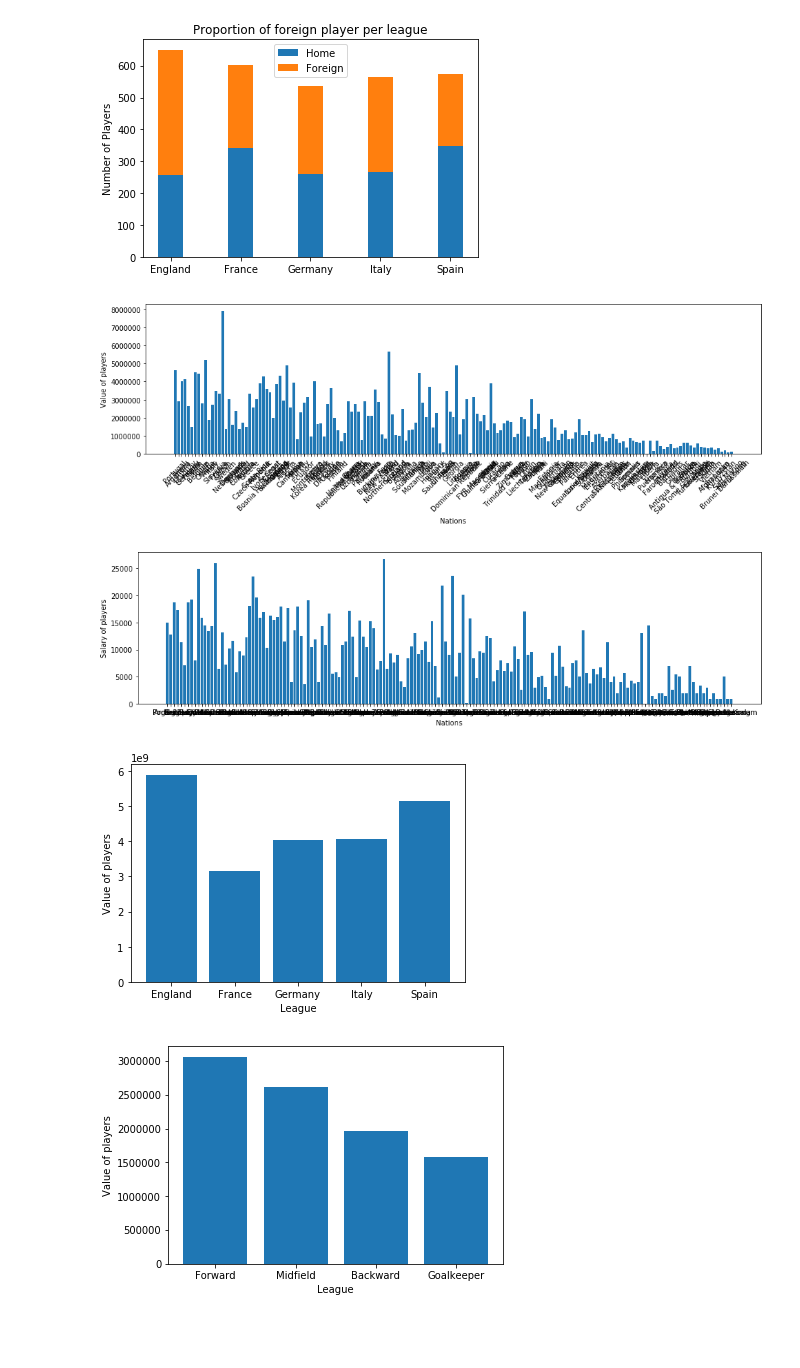
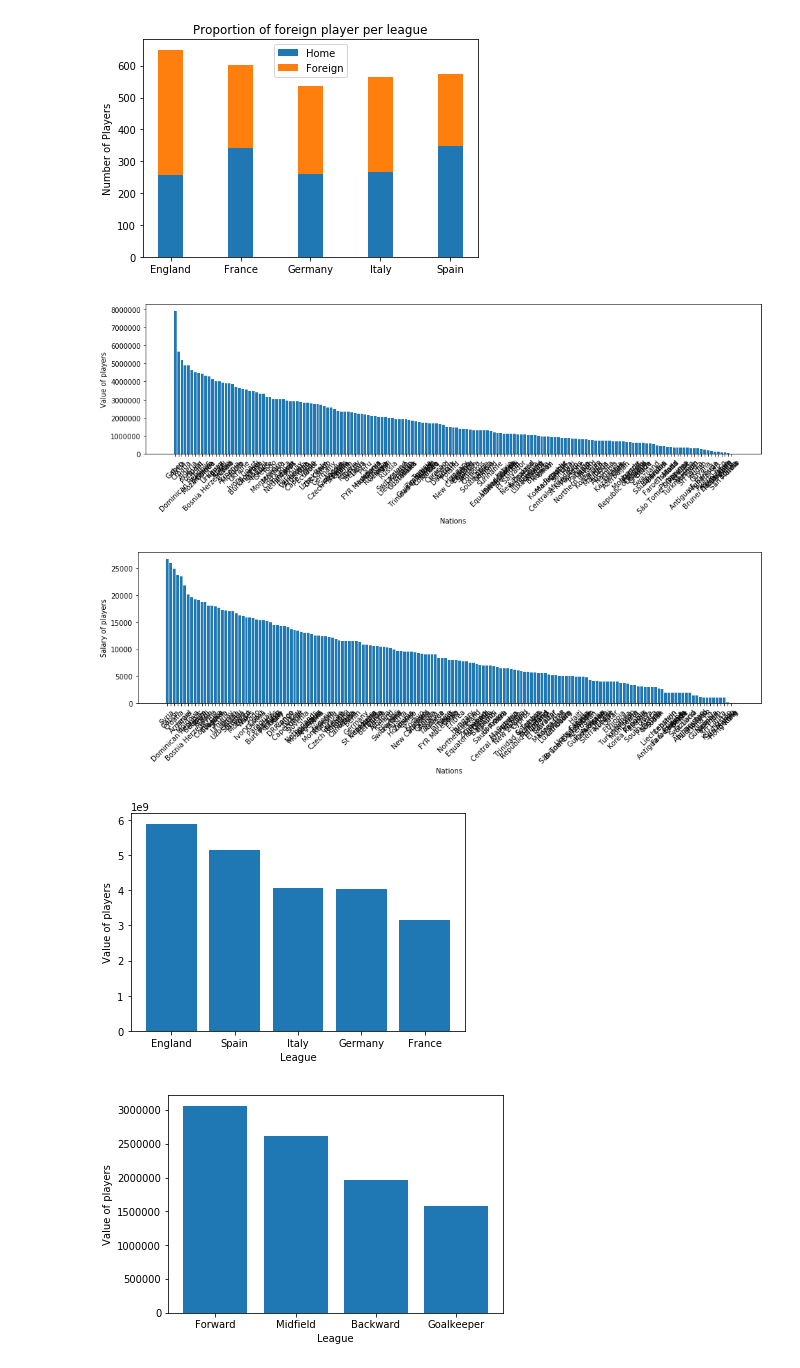
Before and after one commit to Fournierp/Fifa18, a Jupyter notebook: Fifa 18 Model.ipynb, the cells around one changed output. Cells and saved outputs as stored; diff of their text form; code cells hidden in the pictures; blank space fills up the shorter version.

Commit message:
Added comments and sorted histograms

```diff
--- a/Fifa 18 Model.ipynb
+++ b/Fifa 18 Model.ipynb
@@ -189,15 +197,18 @@ plt.show()
 # %% [output]
 [figure]
 # %%
-#Player value per nation
+#Average player value per nation
 value_per_nation = {'Nation': 0}
 def sum_values(series):
+    #Convert value to floats
     if series[1][-1] == 'M':
         value = float(series[1][1:-1])*1000000
     elif series[1][-1] == 'K':
         value = float(series[1][1:-1])*1000
     else:
         value = float(series[1][1:])
+
+    #Sum the player value per nation
     if (series[0] in value_per_nation):
         value_per_nation[series[0]] += value
     else:
@@ -207,51 +218,63 @@ nationality_value = processed_df[['Nationality', 'Value']]
 nationality_value.apply(sum_values, 1)
 value_per_nation.pop('Nation', None)
 
+#Average the players value per nation
 for nation in value_per_nation:
     value_per_nation[nation] = value_per_nation[nation] / float(nations[nation])
 
+sorted_value_per_nation = OrderedDict(sorted(value_per_nation.items(), key=lambda x: x[1], reverse=True))
+
 fig = plt.figure(figsize=(16,4))
 ax = fig.add_subplot(111)
-ax.bar(range(len(value_per_nation)), list(value_per_nation.values()))
-plt.xticks(range(len(value_per_nation)), list(value_per_nation.keys()), rotation = 45)
+ax.bar(range(len(sorted_value_per_nation)), list(sorted_value_per_nation.values()))
+plt.xticks(range(len(sorted_value_per_nation)), list(sorted_value_per_nation.keys()), rotation = 45)
 plt.xlabel('Nations')
 plt.ylabel('Value of players')
 plt.show()
 # %% [output]
-[figure, old version]
+[figure, new version]
 # %%
 #Player salary per nation
 salary_per_nation = {'Nation': 0}
 def sum_salaries(series):
+    #Convert salary to floats
     if series[1][-1] == 'K':
         salary = float(series[1][1:-1])*1000
     else:
         salary = float(series[1][1:])
+
+    #Sum the player salary per nation
     if (series[0] in salary_per_nation):
         salary_per_nation[series[0]] += salary
     else:
         salary_per_nation[series[0]] = salary
 
 nationality_salary = processed_df[['Nationality', 'Wage']]
 nationality_salary.apply(sum_salaries, 1)
 salary_per_nation.pop('Nation', None)
 
+#Average the players salary per nation
 for nation in value_per_nation:
     salary_per_nation[nation] = salary_per_nation[nation] / float(nations[nation])
 
+sorted_salary_per_nation = OrderedDict(sorted(salary_per_nation.items(), key=lambda x: x[1], reverse=True))
+
 fig = plt.figure(figsize=(16,4))
 ax = fig.add_subplot(111)
-ax.bar(range(len(salary_per_nation)), list(salary_per_nation.values()))
-plt.xticks(range(len(salary_per_nation)), list(salary_per_nation.keys()), rotation = 45)
+ax.bar(range(len(sorted_salary_per_nation)), list(sorted_salary_per_nation.values()))
+plt.xticks(range(len(sorted_salary_per_nation)), list(sorted_salary_per_nation.keys()), rotation = 45)
 plt.xlabel('Nations')
 plt.ylabel('Salary of players')
 plt.show()
 # %% [output]
-[figure, old version]
+[figure, new version]
 # %%
 #Player value per league
 value_per_league = {'League': 0}
+league_value = {'England' : 0, 'France' : 0, 'Germany' : 0, 'Italy' : 0, 'Spain' : 0}
+
 def sum_values(series):
+    #Covert value to floats
     if series[1][-1] == 'M':
         value = float(series[1][1:-1])*1000000
     elif series[1][-1] == 'K':
@@ -259,30 +282,32 @@ def sum_values(series):
     else:
         value = float(series[1][1:])
 
+    #Count the players value per league
     for league in club_list_per_league:
         if series[0] in club_list_per_league[league]:
             league_value[league] += value
             return league
     return np.NaN
 
-league_value = {'England' : 0, 'France' : 0, 'Germany' : 0, 'Italy' : 0, 'Spain' : 0}
-
 club_value = processed_df[['Club', 'Value']]
 club_value.apply(sum_values, 1)
 value_per_league.pop('League', None)
 
+#Average the players value per league
 for league in value_per_league:
     league_value[league] = league_value[league] / (float(nationality_proportion[league][0])+float(nationality_proportion[league][1]))
 
+sorted_league_value = OrderedDict(sorted(league_value.items(), key=lambda x: x[1], reverse=True))
+
 fig = plt.figure(figsize=(6,4))
 ax = fig.add_subplot(111)
-ax.bar(range(len(league_value)), list(league_value.values()))
-plt.xticks(range(len(league_value)), list(league_value.keys()))
+ax.bar(range(len(sorted_league_value)), list(sorted_league_value.values()))
+plt.xticks(range(len(sorted_league_value)), list(sorted_league_value.keys()))
 plt.xlabel('League')
 plt.ylabel('Value of players')
 plt.show()
 # %% [output]
-[figure, old version]
+[figure, new version]
 # %%
 #Player value per position
 position_list = {
```
Also changed, not shown: parts of 5 cells of this notebook.
